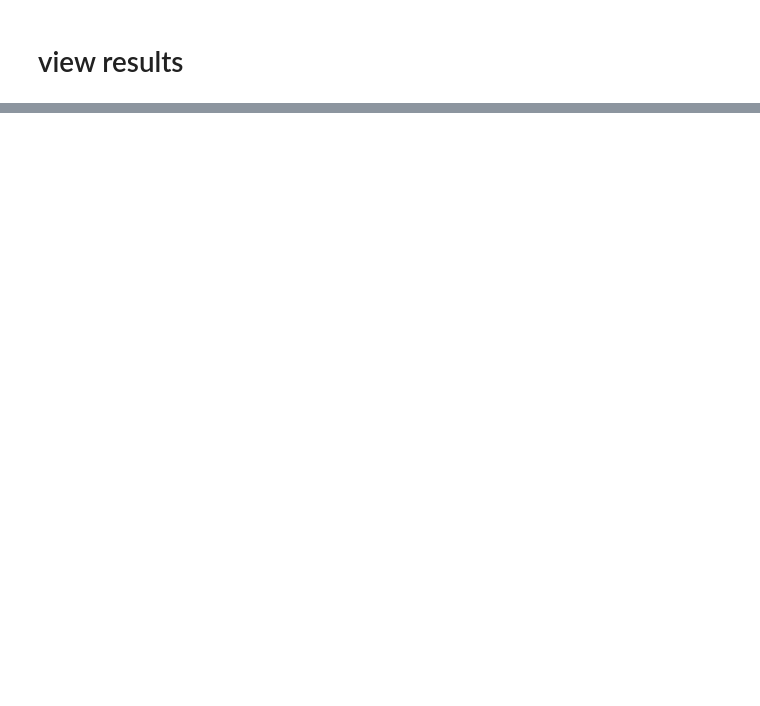
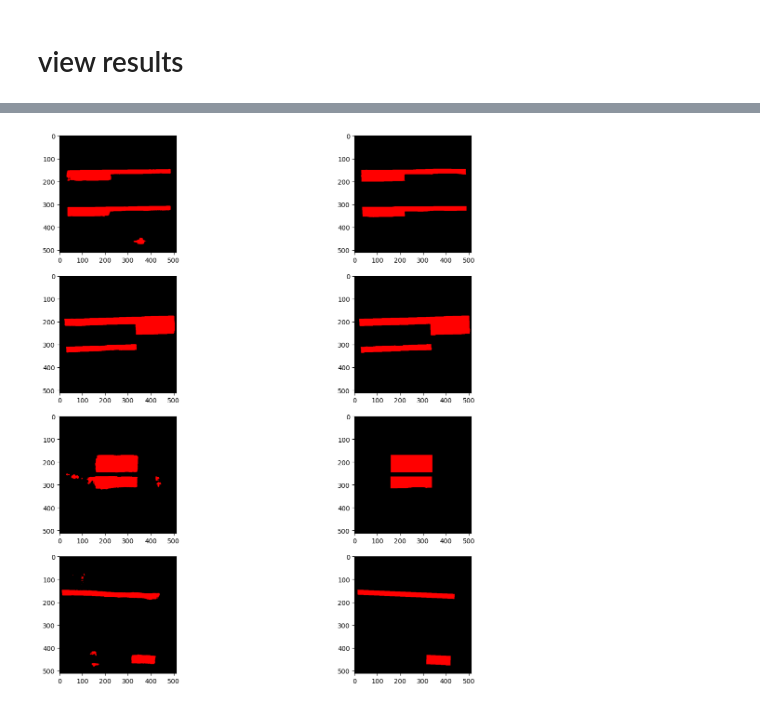
Before and after one commit to eliaweiss/tstSegFormer, a Jupyter notebook: TblUnet.ipynb, the cells around one changed output, grey strips where cells are left out. Saved outputs shown, nothing was run; the diff lists cells and outputs as text; code cells hidden in the pictures; blank space fills up the shorter version.

```diff
--- a/TblUnet.ipynb
+++ b/TblUnet.ipynb
@@ -442,10 +410,16 @@ def prediction_to_vis(prediction):
 for idx, (pixel_values,masks) in enumerate(train_loaders):
 # for idx, (pixel_values,masks) in enumerate(val_loaders):
     pixel_values = pixel_values.to(DEVICE)
-    pixel_values = pixel_values.half()
+    # pixel_values = pixel_values.half()
     print(idx, pixel_values.shape)
     preds = torch.sigmoid(model(pixel_values))
-    predicted_mask = (preds > 0.5).float()
+    print(idx, preds.shape)
+
+    preds = (preds > 0.5).float()
+    print(idx, preds.shape)
+
     masks = masks.cpu().numpy()
     break # only one batch
+predicted_mask = preds.cpu()
+del preds
 # %% [output]
@@ -459,15 +435,17 @@ NameError: name 'predicted_mask' is not defined
 # %%
 
 
 
-n_plots = 8
+n_plots = 4
 from matplotlib import pyplot as plt
 f, axarr = plt.subplots(n_plots,2)
 f.set_figheight(15)
 f.set_figwidth(15)
 for i in range(n_plots):
-    axarr[i,0].imshow(prediction_to_vis(predicted_mask[i,:,:].cpu()))
+    axarr[i,0].imshow(prediction_to_vis(predicted_mask[i,:,:]))
     axarr[i,1].imshow(prediction_to_vis(masks[i,:,:]))
+# %% [output]
+[figure, added]
 # %%
 #Predict on a test image and overlay the mask on the original image
 ds = train_ds
```
Also changed, not shown: parts of 15 cells of this notebook.
